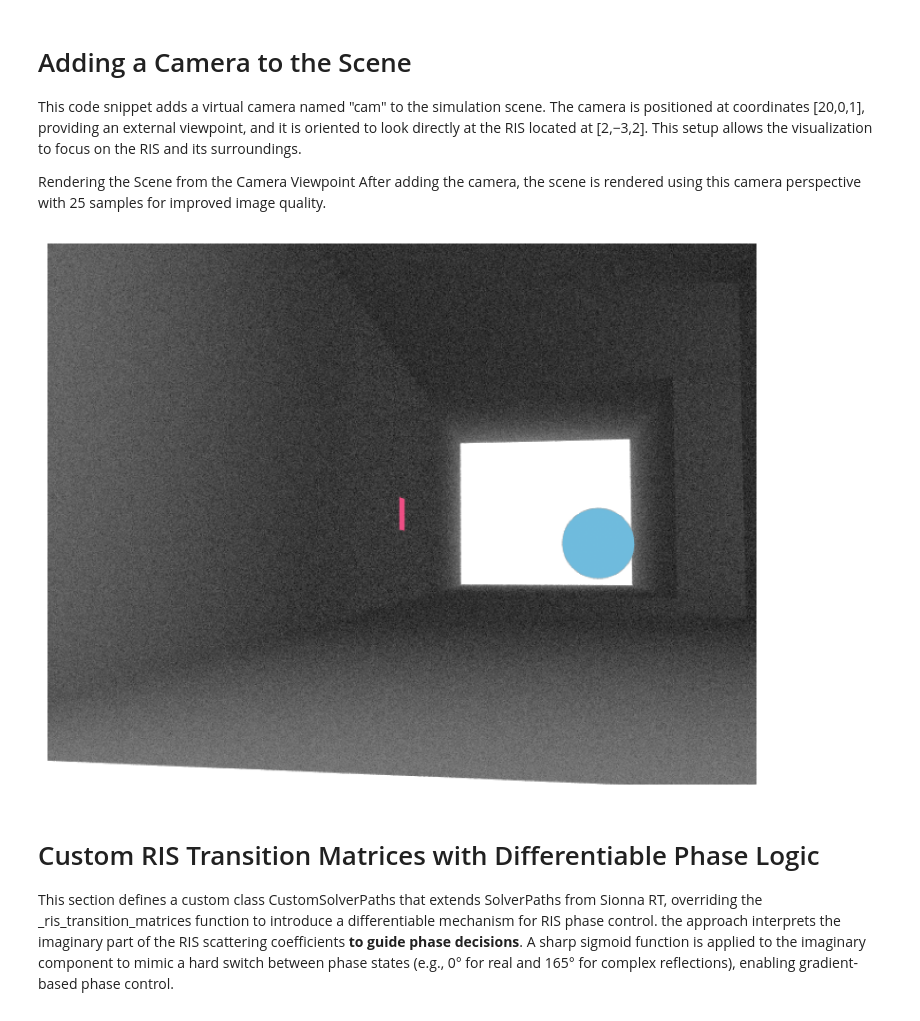
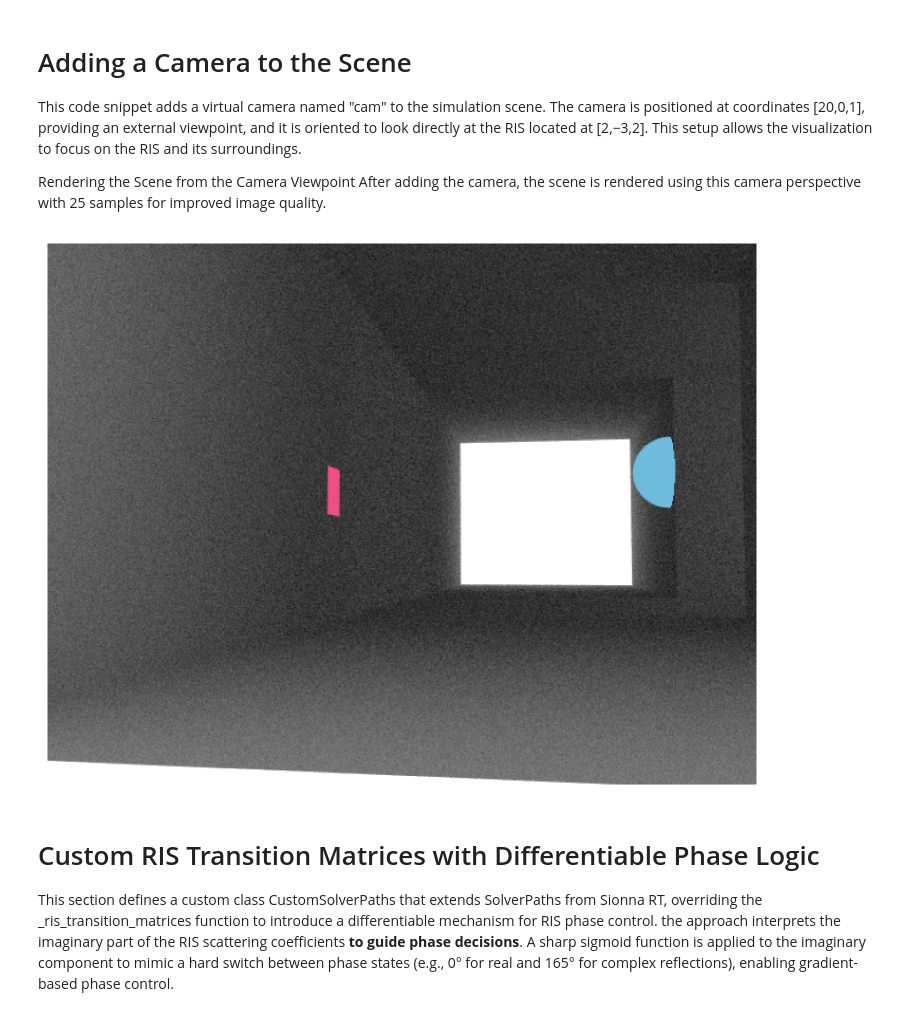
Before and after one commit to doumoh/RIS_aided_communication, a Jupyter notebook: Neural_Receiver_for_OFDM_SIMO.ipynb, the cells around one changed output. Drawn from its saved outputs; the diff is of its cells as text; code cells hidden in the pictures.

```diff
--- a/Neural_Receiver_for_OFDM_SIMO.ipynb
+++ b/Neural_Receiver_for_OFDM_SIMO.ipynb
@@ -101,28 +101,28 @@ scene.tx_array = PlanarArray(num_rows=1,
                              num_cols=1,
                              vertical_spacing=0.5,
                              horizontal_spacing=0.5,
-                             pattern="tr38901",
-                             polarization="V")
+                             pattern="dipole",
+                             polarization="H")
 
 # Configure antenna array for all receivers
 scene.rx_array = PlanarArray(num_rows=1,
                              num_cols=1,
                              vertical_spacing=0.5,
                              horizontal_spacing=0.5,
-                             pattern="tr38901",
+                             pattern="dipole",
                              polarization="cross")
 
 # Create transmitter
 tx = Transmitter(name="tx",
-                 position=[-4,1.5,1.5])
+                 position=[-4,3,3])
 
 # Add transmitter
 scene.add(tx)
 
-width = 8 * scene.wavelength  # Width [m] for 16*16 RIS elements
+width = 8 * scene.wavelength # Width [m] for 16*16 RIS elements
 num_rows = num_cols = int(width/(0.5*scene.wavelength))
 ris = RIS(name="ris",
-          position=[2,-3,2],
+          position=[7.5,-3,2],
           orientation=[PI/2,0,0],
           num_rows=num_rows,
           num_cols=num_cols)
@@ -131,7 +131,7 @@ scene.add(ris)
 
 # Create a receiver
 rx = Receiver(name="rx",
-              position=[2,5,2],
+              position=[3,4.5,3.5],
               orientation=[0,0,0])
 
 # Add receiver
@@ -145,10 +145,10 @@ After adding the camera, the scene is rendered using this camera perspective wit
 # %%
 scene.add(Camera("cam",
                          position=[20,0,1],
                          look_at=[2,-3,2]))
-scene.render(camera="cam", num_samples=25);
+scene.render(camera="cam", num_samples=25,show_paths=True,);
 # %% [output]
-[figure, old version]
+[figure, new version]
 # %% [markdown]
 # Custom RIS Transition Matrices with Differentiable Phase Logic
 This section defines a custom class CustomSolverPaths that extends SolverPaths from Sionna RT, overriding the _ris_transition_matrices function to introduce a differentiable mechanism for RIS phase control. the approach interprets the imaginary part of the RIS scattering coefficients **to guide phase decisions**. A sharp sigmoid function is applied to the imaginary component to mimic a hard switch between phase states (e.g., 0° for real and 165° for complex reflections), enabling gradient-based phase control.
```
Also changed, not shown: parts of 16 cells of this notebook.
